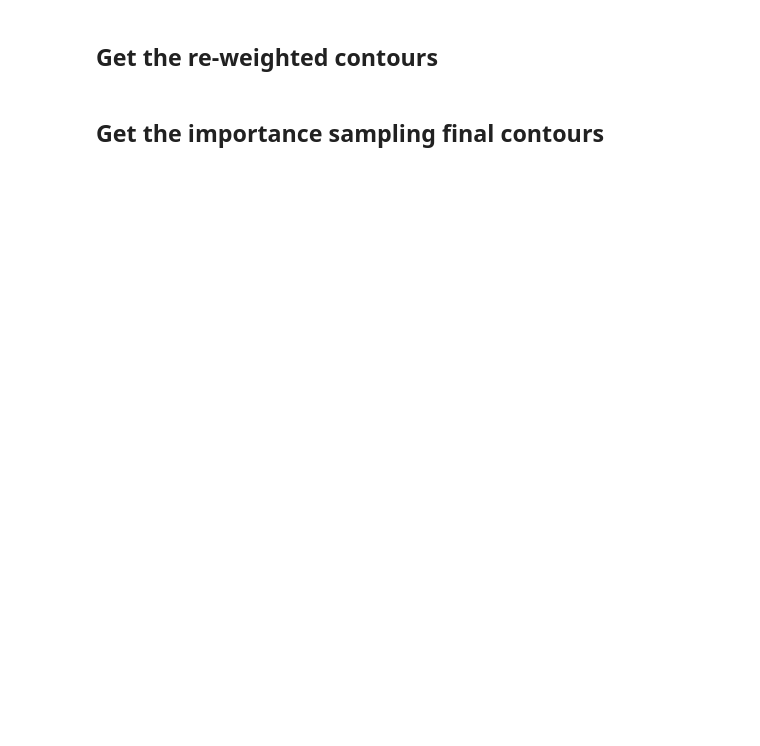
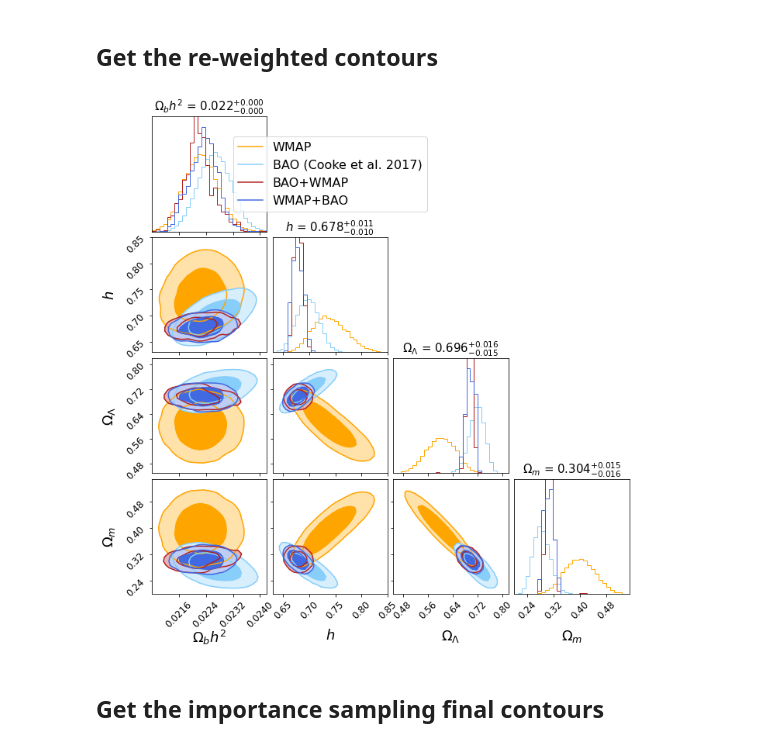
Before and after one commit to davidepelliciari/statistics, a Jupyter notebook: imp_sampling.ipynb, the cells around one changed output. Cells and saved outputs as stored; diff of their text form; code cells hidden in the pictures; blank space fills up the shorter version.

```diff
--- a/imp_sampling.ipynb
+++ b/imp_sampling.ipynb
@@ -153,14 +165,0 @@ Numero di parametri selezionati:  5
-# %%
-logpost_A = [0. for i in range(len_chain_A)]
-logpost_B = [0. for i in range(len_chain_B)]
-
-for i in range(len_chain_A):
-    logpost_A[i] = -0.5*chain_A[nparams][i]
-
-for i in range(len_chain_B):
-    logpost_B[i] = -0.5*chain_B[nparams][i]
-
-print("Min of logpost_A: ", np.min(logpost_A))
-print("Max of logpost_A: ", np.max(logpost_A))
-print("Min of logpost_B: ", np.min(logpost_B))
-print("Max of logpost_B: ", np.max(logpost_B))
@@ -187,7 +181,7 @@ rMAX = 3.
 nMAX = dim_grid**2
 
 # average on the distNum closest points
-distNum = 500
+distNum = 50
 # %% [markdown]
 ## Rescale chains and initialize the computed logposteriors
 # %%
@@ -390,7 +396,13 @@ NameError: ignored
 # %% [markdown]
 ## Get the re-weighted contours
 # %%
-plot_contours(np.array(par_A).T, fig, axes, col2, "BAO+WMAP", weights_B)
-plot_contours(np.array(par_B).T, fig, axes, col2, "BAO+WMAP", weights_B)
+fig, axes = plt.subplots(nparams, nparams, figsize=(10,10))
+
+plot_contours(np.array(par_A).T, fig, axes, col1, "WMAP", None)
+plot_contours(np.array(par_B).T, fig, axes, col2, "BAO (Cooke et al. 2017)", None)
+plot_contours(np.array(par_A).T, fig, axes, col3, "BAO+WMAP", weights_A)
+plot_contours(np.array(par_B).T, fig, axes, col4, "WMAP+BAO", weights_B)
+# %% [output]
+[figure, added]
 # %% [markdown]
 ## Get the importance sampling final contours
```
Also changed, not shown: parts of 19 cells of this notebook.
